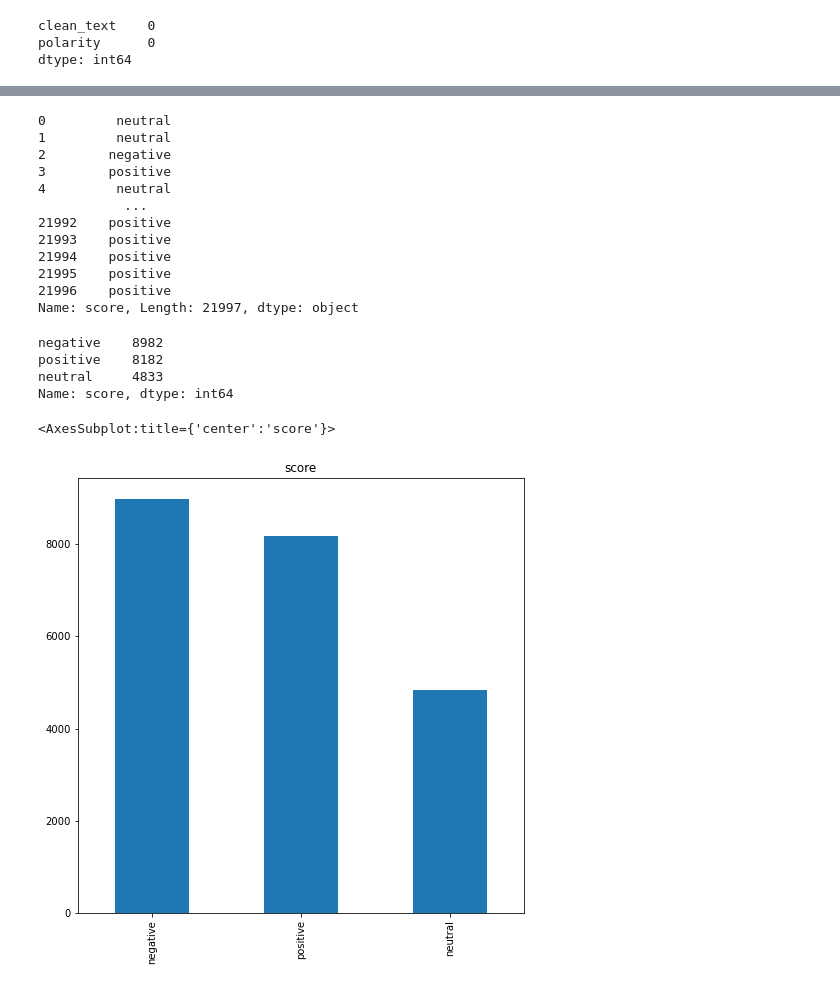
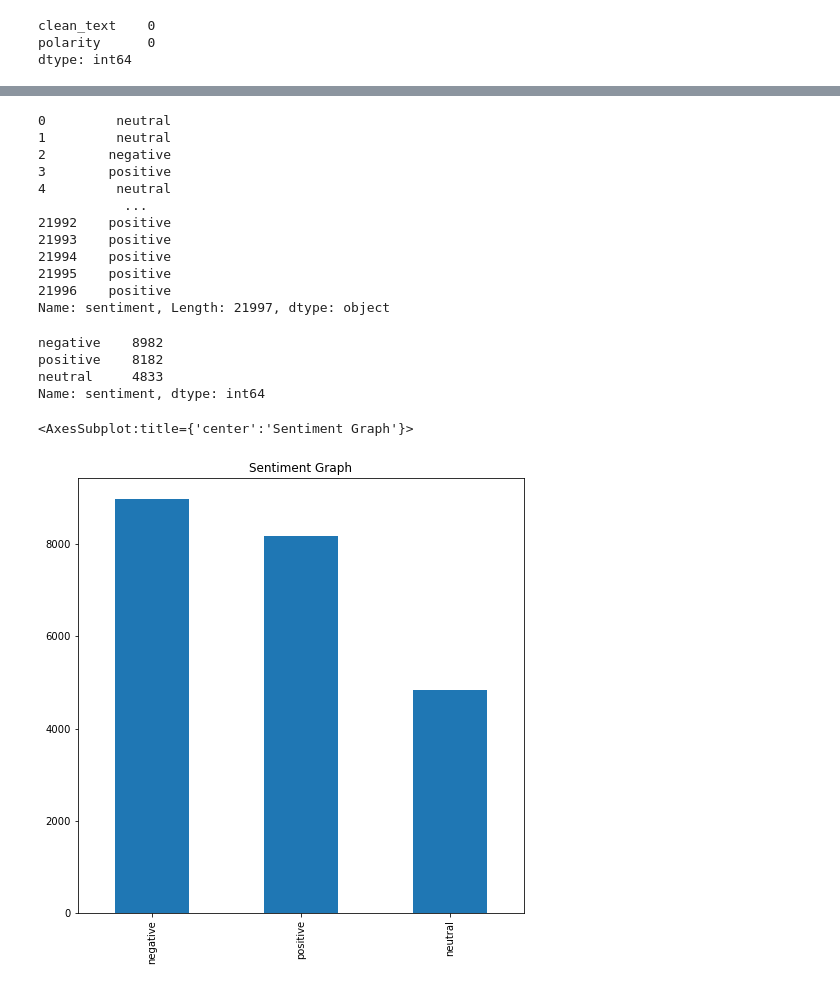
Before and after one commit to michaelgetachew-abebe/Twitter-Data-Analysis, a Jupyter notebook: Task_3/exploration_and_preprocessing.ipynb, the cells around one changed output, grey strips where cells are left out. Cells and saved outputs as stored; diff of their text form; code cells hidden in the pictures.

```diff
--- a/Task_3/exploration_and_preprocessing.ipynb
+++ b/Task_3/exploration_and_preprocessing.ipynb
@@ -103,11 +118,10 @@ import re
 # %%
 # Removal of unwanted characters from the tweet like @,#,links, mentions and RTs
 def tweetcleaner(text):
-    text = re.sub(r'@[A-Za-z0-9]+', '', text) #Remove mentions
-    text = re.sub(r'#', '', text) #Removing the '#' symbol
-    text = re.sub(r'RT[\S]+', '', text) #Removing the RT
-    text = re.sub(r'https?:\/\/\S+', '', text) #Removing the hyper links
-    text = re.sub(r'[^\w\s]', '', text) #Removing punctuations
+    text = ' '.join(re.sub("(@[A-Za-z0-9]+)|([^0-9A-Za-z \t])|(\w+:\/\/\S+)"," ",text).split())
+    text = re.sub('http[s]?://(?:[a-zA-Z]|[0-9]|[$-_@.&+]|[!*\(\),]|(?:%[0-9a-fA-F][0-9a-fA-F]))+', '', text, flags=re.MULTILINE)
+    text = re.sub(r'https?:\/\/\S+', '', text)
+    text = re.sub(r'RT[\S]+', '', text)
     return text
 # %%
 #Apply "tweetcleaner" over the data
@@ -138,10 +152,10 @@ def text_category(p: float) -> str:
         return "neutral"
 # %%
 # Apply the text_category function on cleanedTweet to score the polarity of the tweet
-cleanedTweet['score'] = cleanedTweet['polarity'].apply(text_category)
+cleanedTweet['sentiment'] = cleanedTweet['polarity'].apply(text_category)
 # %%
 # Observe the effect of applyin the text_ctegory function
-cleanedTweet['score']
+cleanedTweet['sentiment']
 # %% [output]
 0         neutral
 1         neutral
@@ -154,21 +168,21 @@ cleanedTweet['score']
 21994    positive
 21995    positive
 21996    positive
-Name: score, Length: 21997, dtype: object
+Name: sentiment, Length: 21997, dtype: object
 # %%
 #Count the values present in the data
-cleanedTweet['score'].value_counts()
+cleanedTweet['sentiment'].value_counts()
 # %% [output]
 negative    8982
 positive    8182
 neutral     4833
-Name: score, dtype: int64
+Name: sentiment, dtype: int64
 # %%
 #Use bar chart to observe the frequencies of occerence of each of the three scores in the data
-score_count =  cleanedTweet['score'].value_counts()
-score_count.plot(kind="bar", y="score", title="score", figsize=[8, 8])
+score_count =  cleanedTweet['sentiment'].value_counts()
+score_count.plot(kind="bar", y="sentiment", title="Sentiment Graph", figsize=[8, 8])
 # %% [output]
-<AxesSubplot:title={'center':'score'}>
+<AxesSubplot:title={'center':'Sentiment Graph'}>
-[figure, old version]
+[figure, new version]
 # %%
 #Using pie chart to visualize the contribution of each of the scores in the data to the whole data
```
Also changed, not shown: parts of 19 cells of this notebook.
